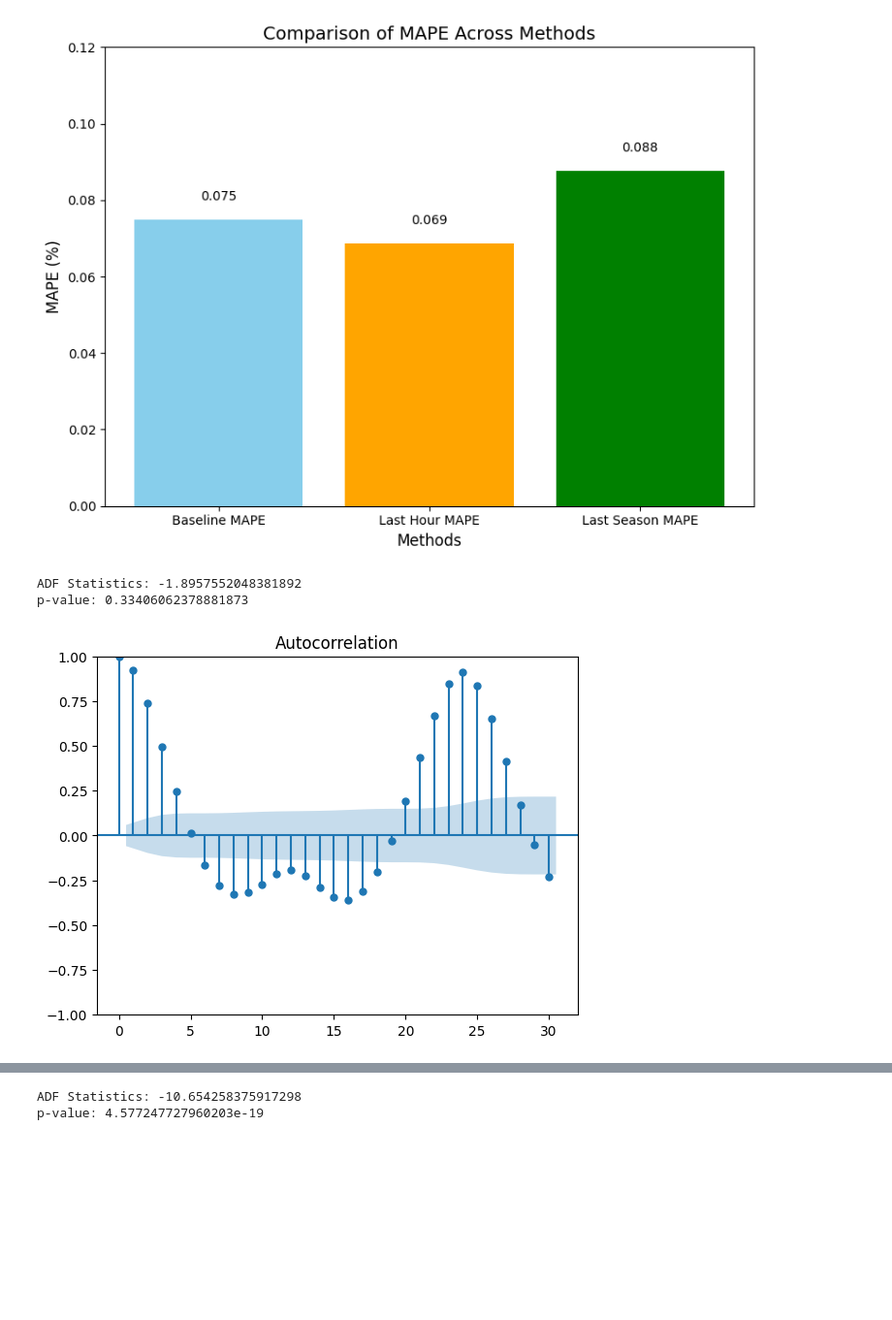
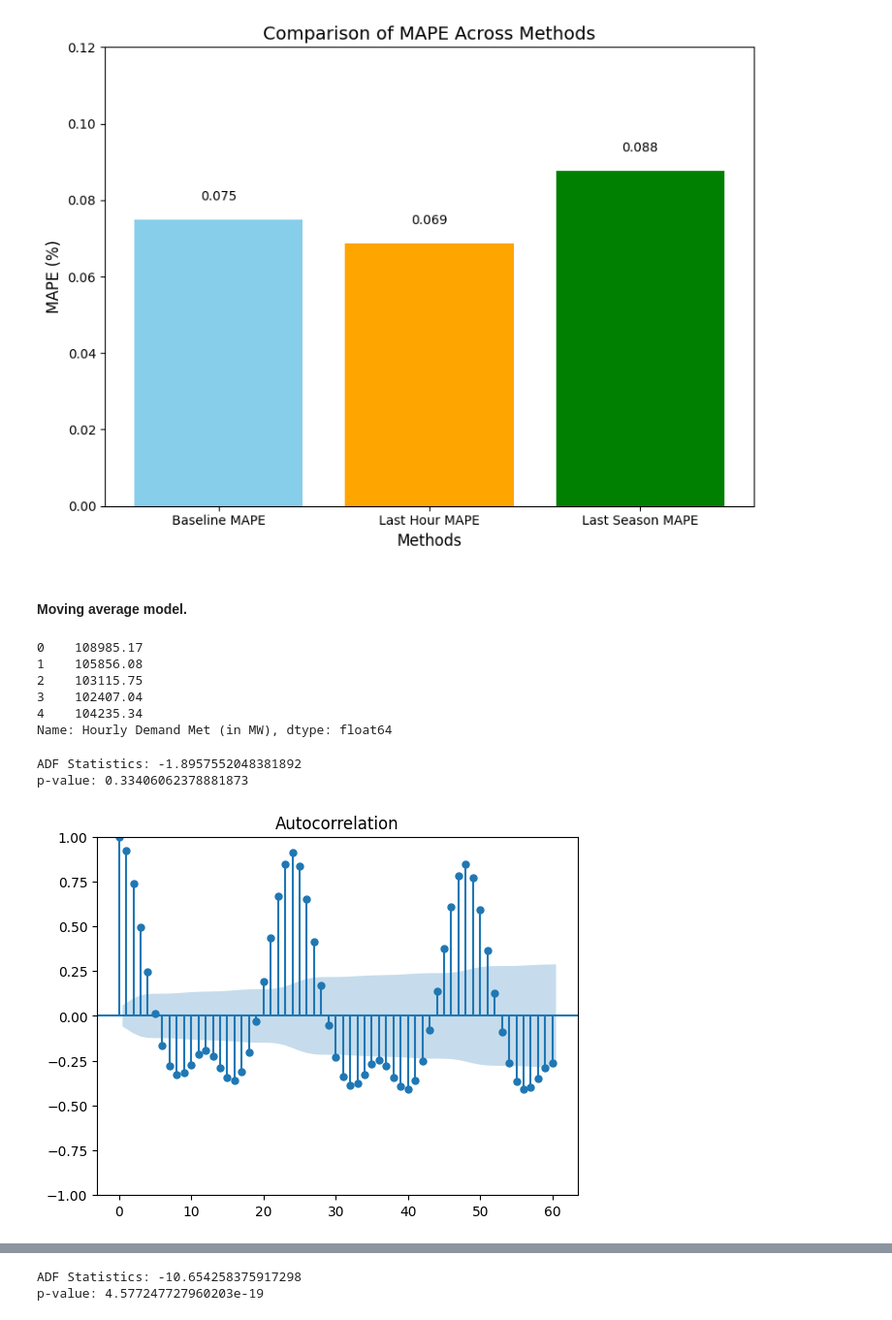
Before and after one commit to Suman-Adhikary/Time-Series-Analysis-on-hourly-Electricity-demand, a Jupyter notebook: Time_Series_Analysis.ipynb, the cells around one changed output, grey strips where cells are left out. Shown at 97% size. Saved outputs shown, nothing was run; the diff lists cells and outputs as text; code cells hidden in the pictures; blank space fills up the shorter version.

```diff
--- a/Time_Series_Analysis.ipynb
+++ b/Time_Series_Analysis.ipynb
@@ -297,5 +385,15 @@ plt.show()
+# %% [markdown]
+#### Moving average model.
 # %%
 MA_dataset = dataset['Hourly Demand Met (in MW)'][0:1101]
+MA_dataset.head()
+# %% [output]
+0    108985.17
+1    105856.08
+2    103115.75
+3    102407.04
+4    104235.34
+Name: Hourly Demand Met (in MW), dtype: float64
 # %%
 MA_dataset = MA_dataset.values
 ADF_result = adfuller(MA_dataset)
@@ -305,7 +403,7 @@ print(f'p-value: {ADF_result[1]}')
 ADF Statistics: -1.8957552048381892
 p-value: 0.33406062378881873
 # %%
-plot_acf(MA_dataset, lags = 30)
+plot_acf(MA_dataset, lags = 60)
 plt.show()
 # %% [output]
-[figure, old version]
+[figure, new version]
```
Also changed, not shown: parts of 137 cells of this notebook.
